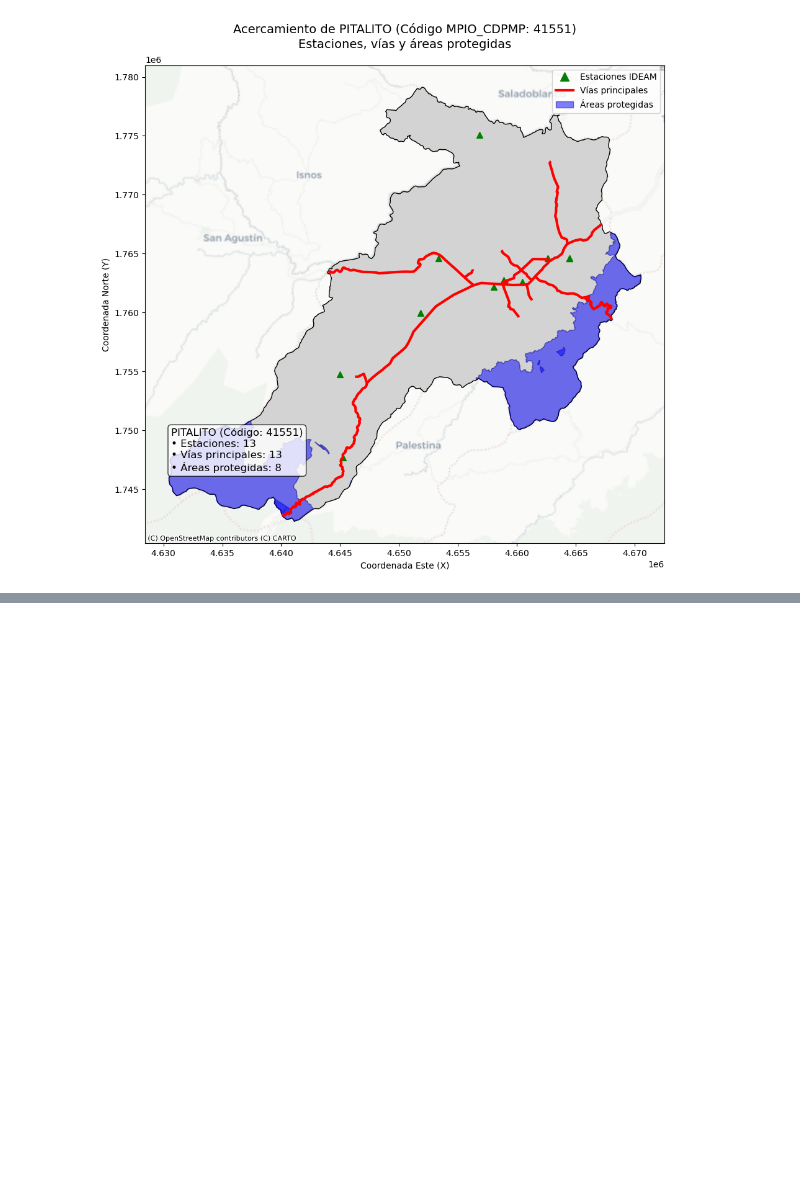
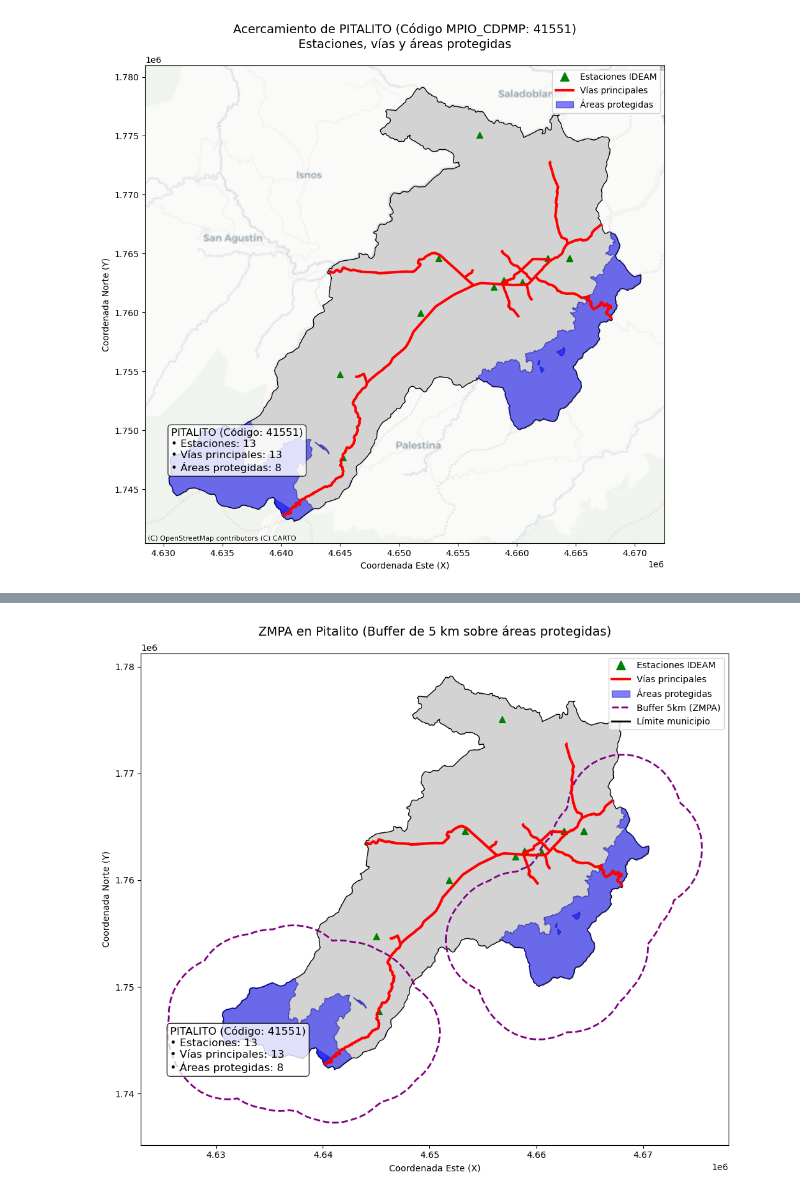
Before and after one commit to PaolaBacca/Workshop_6_aptitud_cafe, a Jupyter notebook: Workshop6_aptitud_cafe.ipynb, the cells around one changed output, grey strips where cells are left out. Cells and saved outputs as stored; diff of their text form; code cells hidden in the pictures; blank space fills up the shorter version.

```diff
--- a/Workshop6_aptitud_cafe.ipynb
+++ b/Workshop6_aptitud_cafe.ipynb
@@ -754,0 +1059,66 @@ plt.show()
+# %%
+import geopandas as gpd
+import matplotlib.pyplot as plt
+from matplotlib.lines import Line2D
+from matplotlib.patches import Patch
+
+# --- Filtro para Pitalito ---
+pitalito_muni = cafe[cafe["MPIO_CDPMP"] == "41551"].copy()
+pitalito_stations = gdf_est[gdf_est.intersects(pitalito_muni.geometry.iloc[0])]
+pitalito_vias = gdf_vias[gdf_vias.intersects(pitalito_muni.geometry.iloc[0])]
+pitalito_runap = gdf_runap[gdf_runap.intersects(pitalito_muni.geometry.iloc[0])]
+
+# --- Cortes y buffer disuelto ---
+cort_via = gpd.clip(pitalito_vias, pitalito_muni)
+cort_runap = gpd.clip(pitalito_runap, pitalito_muni)
+
+# Buffer de 5 km sobre las áreas protegidas, disuelto en un único polígono
+runap_buffer_union = cort_runap.buffer(5000).unary_union
+buffer_gdf = gpd.GeoDataFrame(geometry=[runap_buffer_union], crs=cort_runap.crs)
+
+# --- Mapa ---
+fig, ax = plt.subplots(figsize=(12, 10))
+
+# Capas base
+pitalito_muni.plot(ax=ax, color="lightgray", edgecolor="black")
+cort_runap.plot(ax=ax, color="blue", alpha=0.5, edgecolor="navy")
+buffer_gdf.boundary.plot(ax=ax, color="purple", linestyle="--", linewidth=2)
+pitalito_stations.plot(ax=ax, color="green", markersize=50, marker="^")
+cort_via.plot(ax=ax, color="red", linewidth=3)
+#pitalito_muni.plot(ax=ax, facecolor="none", edgecolor="yellow", linewidth=2, linestyle='--')
+
+# Título y etiquetas
+plt.title("ZMPA en Pitalito (Buffer de 5 km sobre áreas protegidas)", fontsize=14, pad=20)
+ax.set_xlabel("Coordenada Este (X)")
+ax.set_ylabel("Coordenada Norte (Y)")
+ax.set_axis_on()
+
+# Anotación resumen
+info_text = (
+    "PITALITO (Código: 41551)\n"
+    f"• Estaciones: {len(pitalito_stations)}\n"
+    f"• Vías principales: {len(cort_via)}\n"
+    f"• Áreas protegidas: {len(cort_runap)}"
+)
+plt.annotate(
+    info_text,
+    xy=(0.05, 0.15),
+    xycoords='axes fraction',
+    fontsize=12,
+    bbox=dict(boxstyle="round", facecolor="white", alpha=0.8)
+)
+
+# Leyenda personalizada
+custom_legend = [
+    Line2D([0], [0], color='green', marker='^', linestyle='None', markersize=10, label='Estaciones IDEAM'),
+    Line2D([0], [0], color='red', linewidth=3, label='Vías principales'),
+    Patch(facecolor='blue', edgecolor='navy', alpha=0.5, label='Áreas protegidas'),
+    Line2D([0], [0], color='purple', linestyle='--', linewidth=2, label='Buffer 5km (ZMPA)'),
+    #Line2D([0], [0], color='yellow', linestyle='--', linewidth=2, label='Zona de corte'),
+    Line2D([0], [0], color='black', linewidth=2, label='Límite municipio')
+]
+ax.legend(handles=custom_legend, loc="upper right", fontsize=10)
+
+plt.show()
+# %% [output]
+[figure, added]
```
Also changed, not shown: parts of 21 cells of this notebook.
